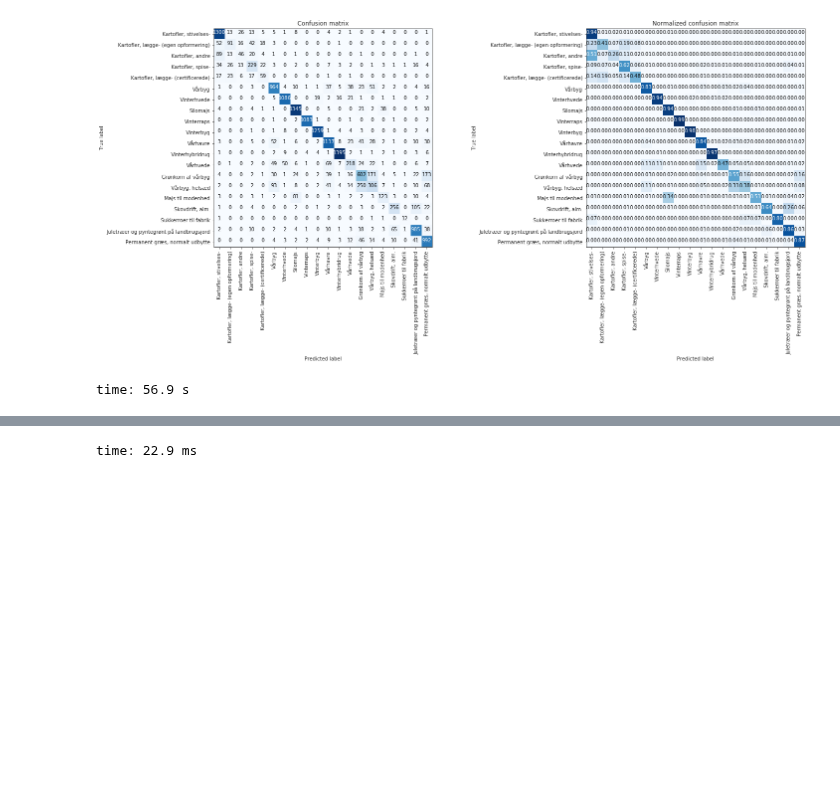
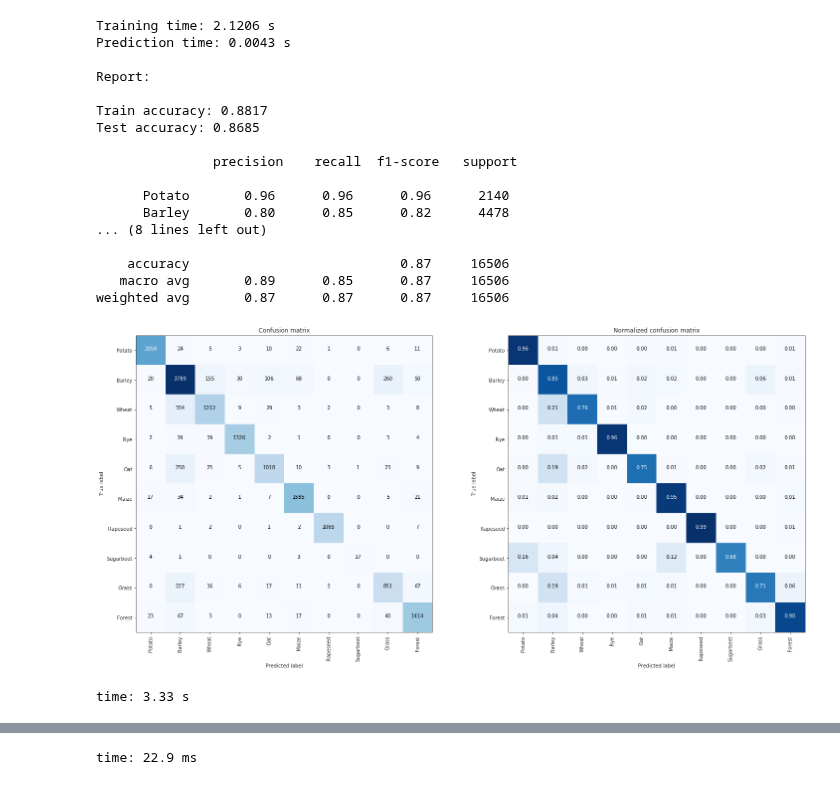
Before and after one commit to JacobJeppesen/PublicSectorConsultancy, a Jupyter notebook: potato_nematode_predictor/notebooks/03_TrainClassifiers.ipynb, the cells around one changed output, grey strips where cells are left out. Cells and saved outputs as stored; diff of their text form; code cells hidden in the pictures; blank space fills up the shorter version.

```diff
--- a/potato_nematode_predictor/notebooks/03_TrainClassifiers.ipynb
+++ b/potato_nematode_predictor/notebooks/03_TrainClassifiers.ipynb
@@ -108,0 +127,23 @@ time: 21.6 ms
+# %%
+#df_sklearn = df_sklearn[df_sklearn['afgroede'].isin(['Vårbyg', 'Vinterhvede', 'Silomajs', 'Vinterraps',
+#                                                     'Vinterbyg', 'Vårhavre', 'Vinterhybridrug'])]
+
+df_sklearn_remapped = df_sklearn.copy()
+
+df_sklearn_remapped.insert(3, 'Crop type', '')
+df_sklearn_remapped.insert(4, 'Label ID', 0)
+mapping_dict = {}
+class_names = []
+i = 0
+for key, value in mapping_dict_crop_types.items():
+    df_sklearn_remapped.loc[df_sklearn_remapped['afgroede'] == key, 'Crop type'] = value
+    if value not in class_names:
+        class_names.append(value)
+        mapping_dict[value] = i
+        i += 1
+
+    #df_sklearn = df_sklearn.replace(key, value)
+
+for key, value in mapping_dict.items():
+    df_sklearn_remapped.loc[df_sklearn_remapped['Crop type'] == key, 'Label ID'] = value
+print(f"Crop types: {class_names}")
@@ -109,6 +153,4 @@ time: 21.6 ms
 # %%
-df_sklearn = df_sklearn[df_sklearn['afgroede'].isin(['Vårbyg', 'Vinterhvede', 'Silomajs', 'Vinterraps',
-                                                     'Vinterbyg', 'Vårhavre', 'Vinterhybridrug'])]
 crop_codes = df_sklearn['afgkode'].unique()
 mapping_dict = {}
 class_names = []
@@ -127,9 +169,22 @@ time: 60.2 ms
+# %%
+crop_types = df_sklearn['afgroede'].unique()
+mapping_dict = {}
+class_names = []
+
+for i, crop_type in enumerate(crop_types):
+    mapping_dict[crop_code] = i
+    crop_type = df_sklearn[df_sklearn['afgkode'] == crop_code].head(1)['afgroede'].values[0]
+    class_names.append(crop_type)
+
+df_sklearn_remapped = df_sklearn.copy()
+df_sklearn_remapped['afgkode'] = df_sklearn_remapped['afgkode'].map(mapping_dict)
+print(f"Crop types: {class_names}")
 # %%
 array = df_sklearn_remapped.values
 
 # Define the independent variables as features.
-X = np.float32(array[:,3:])  # The features
+X = np.float32(array[:,5:])  # The features
 
 # Define the target (dependent) variable as labels.
-y = np.int8(array[:,1])  # The column 'afgkode'
+y = np.int8(array[:,4])  # The column 'afgkode'
 # %% [output]
@@ -176,7 +231,8 @@ time: 11.8 s
 from sklearn.linear_model import LogisticRegression
 
 # Instantiate classifier.
-clf = LogisticRegression(solver='newton-cg', max_iter=1000)
+#clf = LogisticRegression(solver='newton-cg', max_iter=1000)
+clf = LogisticRegression()
 
 # Evaluate classifier without feature scaling
 clf_trained, _ = evaluate_classifier(clf, X_train, X_test, y_train, y_test, class_names, feature_scale=True)
@@ -201,5 +247,22 @@ Test accuracy: 0.8174
+Training time: 2.1206 s
+Prediction time: 0.0043 s
+
+Report:
+
+Train accuracy: 0.8817
+Test accuracy: 0.8685
+
+               precision    recall  f1-score   support
+
+      Potato       0.96      0.96      0.96      2140
+      Barley       0.80      0.85      0.82      4478
+... (8 lines left out)
+
+    accuracy                           0.87     16506
+   macro avg       0.89      0.85      0.87     16506
+weighted avg       0.87      0.87      0.87     16506
-[figure, old version]
+[figure, new version]
-time: 56.9 s
+time: 3.33 s
 # %%
 from sklearn.neural_network import MLPClassifier
 
```
Also changed, not shown: parts of 18 cells of this notebook, 1 other file.
